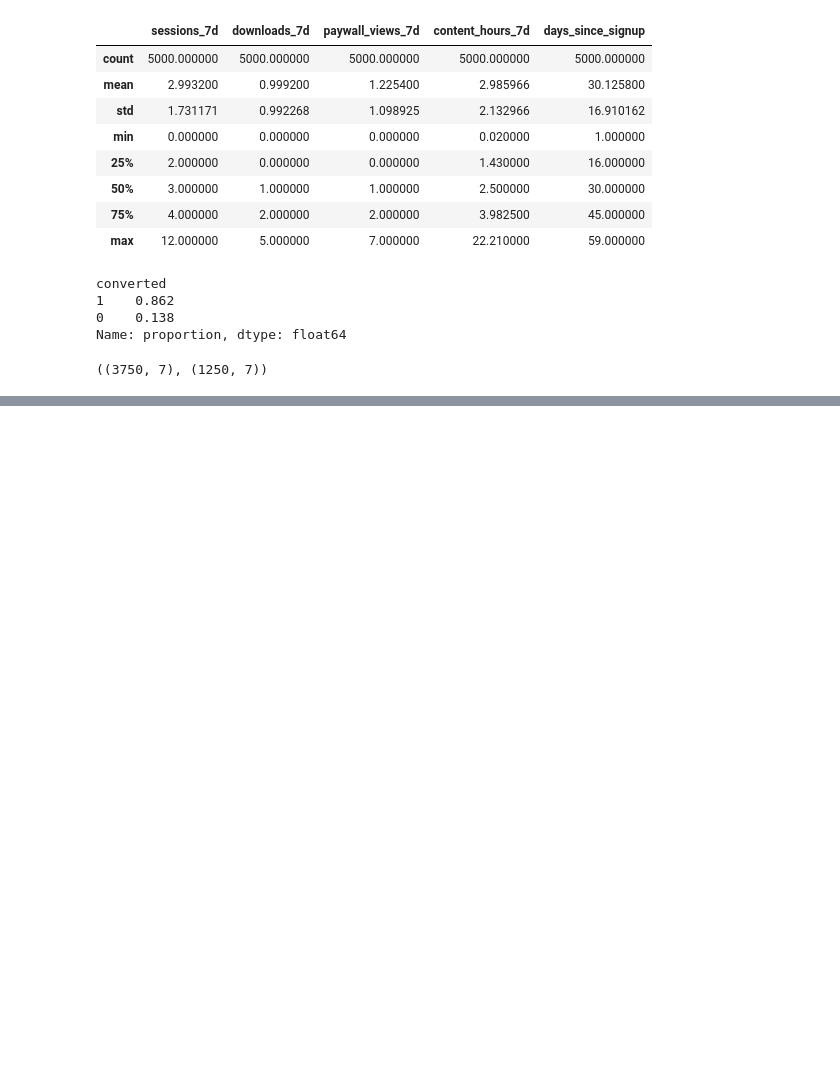
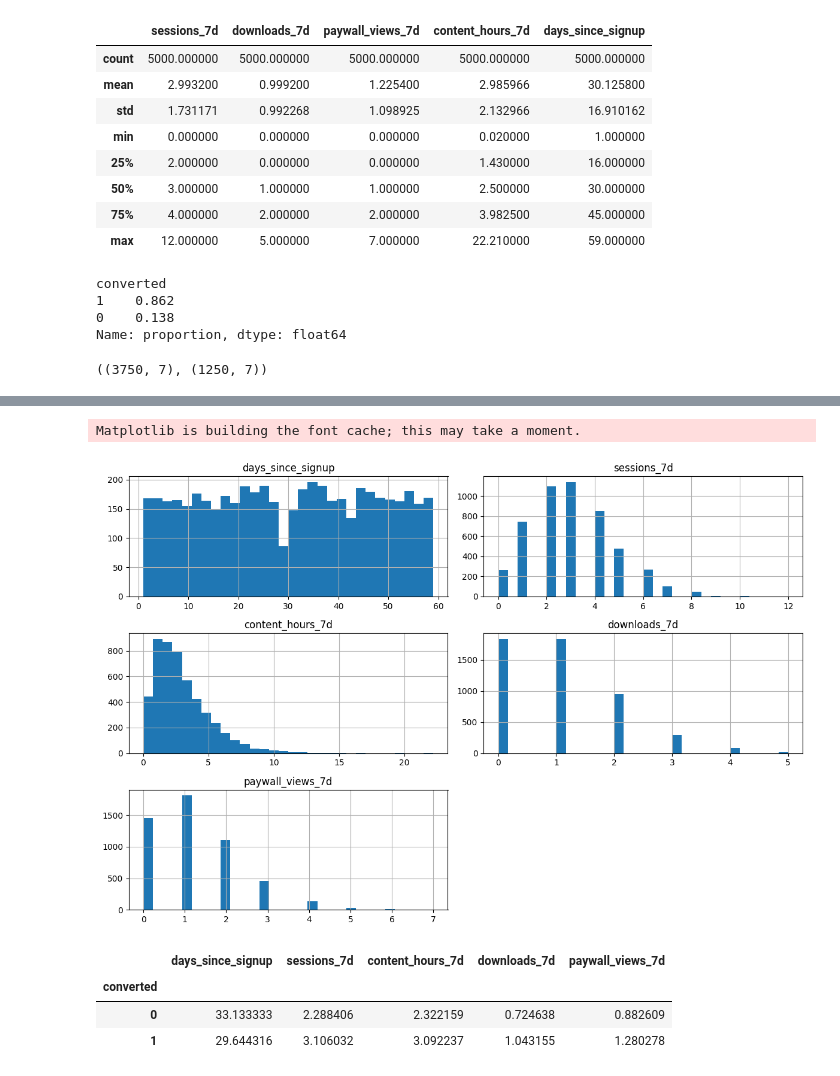
Before and after one commit to diegogallegof/ai-product-portfolio, a Jupyter notebook: 01_user_conversion/notebooks/01_eda_synthetic_data.ipynb, the cells around one changed output, grey strips where cells are left out. Cells and saved outputs as stored; diff of their text form; code cells hidden in the pictures; blank space fills up the shorter version.

```diff
--- a/01_user_conversion/notebooks/01_eda_synthetic_data.ipynb
+++ b/01_user_conversion/notebooks/01_eda_synthetic_data.ipynb
@@ -194,3 +194,8 @@ X_train, X_test, y_train, y_test = train_test_split(
 X_train.shape, X_test.shape
 # %% [output]
 ((3750, 7), (1250, 7))
+# %%
+import pandas as pd
+
+df = pd.read_csv("../data/synthetic_user_conversion_data.csv")
+df.head()
@@ -196,0 +243,23 @@ X_train.shape, X_test.shape
+# %%
+import matplotlib.pyplot as plt
+
+num_cols = [
+    "days_since_signup",
+    "sessions_7d",
+    "content_hours_7d",
+    "downloads_7d",
+    "paywall_views_7d"
+]
+
+df[num_cols].hist(bins=30, figsize=(12,8))
+plt.tight_layout()
+# %% [output]
+Matplotlib is building the font cache; this may take a moment.
+[figure, added]
+# %%
+df.groupby("converted")[num_cols].mean()
+# %% [output]
+|  | days_since_signup | sessions_7d | content_hours_7d | downloads_7d | paywall_views_7d |
+| converted |  |  |  |  |  |
+| 0 | 33.133333 | 2.288406 | 2.322159 | 0.724638 | 0.882609 |
+| 1 | 29.644316 | 3.106032 | 3.092237 | 1.043155 | 1.280278 |
```
Also changed, not shown: parts of 10 cells of this notebook.
